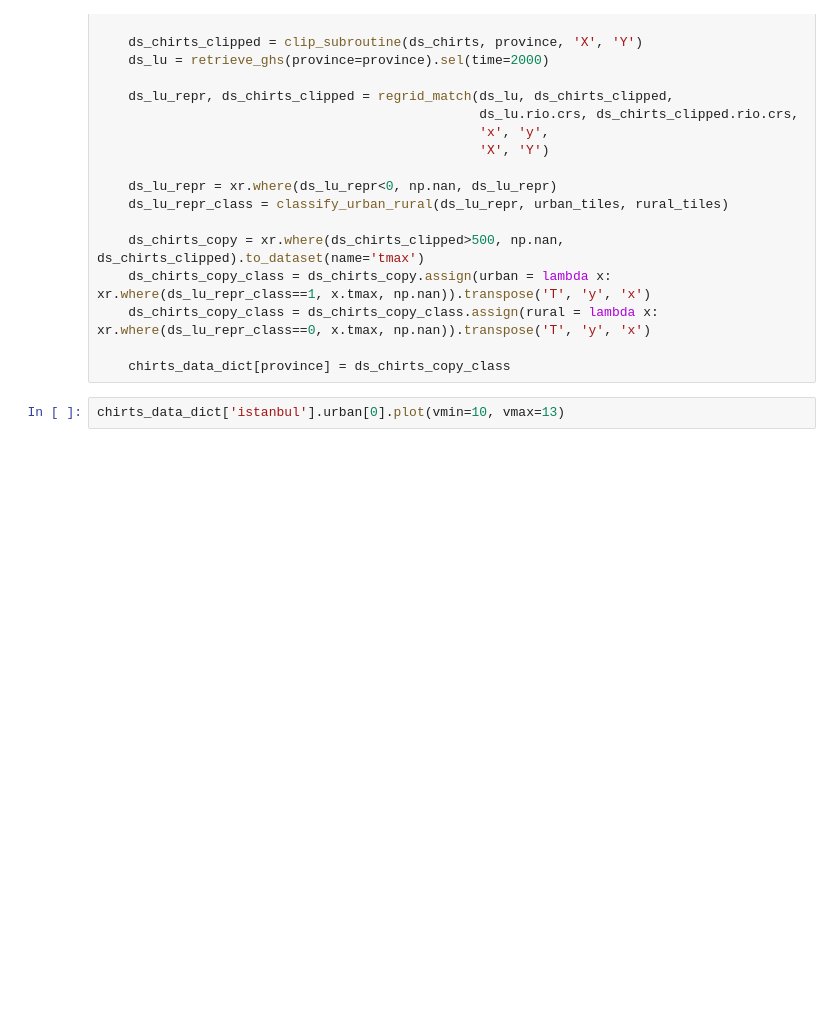
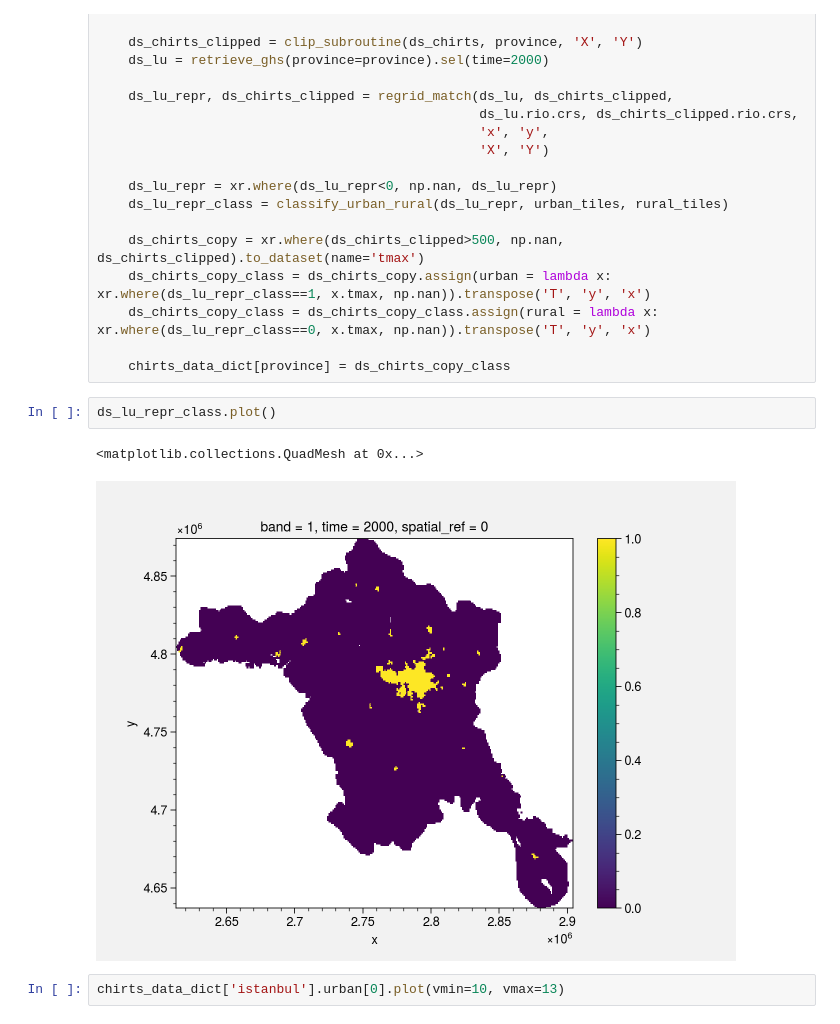
Before and after one commit to donmezkutay/ATMOS22-Paper-Codes, a Jupyter notebook: chirts_analysis.ipynb, the cells around one changed output. Cells and saved outputs as stored; diff of their text form; blank space fills up the shorter version.

```diff
--- a/chirts_analysis.ipynb
+++ b/chirts_analysis.ipynb
@@ -87,6 +87,11 @@ for province in provinces:
     ds_chirts_copy_class = ds_chirts_copy_class.assign(rural = lambda x: xr.where(ds_lu_repr_class==0, x.tmax, np.nan)).transpose('T', 'y', 'x')
 
     chirts_data_dict[province] = ds_chirts_copy_class
+# %%
+ds_lu_repr_class.plot()
+# %% [output]
+<matplotlib.collections.QuadMesh at 0x...>
+[figure, added]
 # %%
 chirts_data_dict['istanbul'].urban[0].plot(vmin=10, vmax=13)
 # %% [output]
```
Also changed, not shown: 2 other files.
